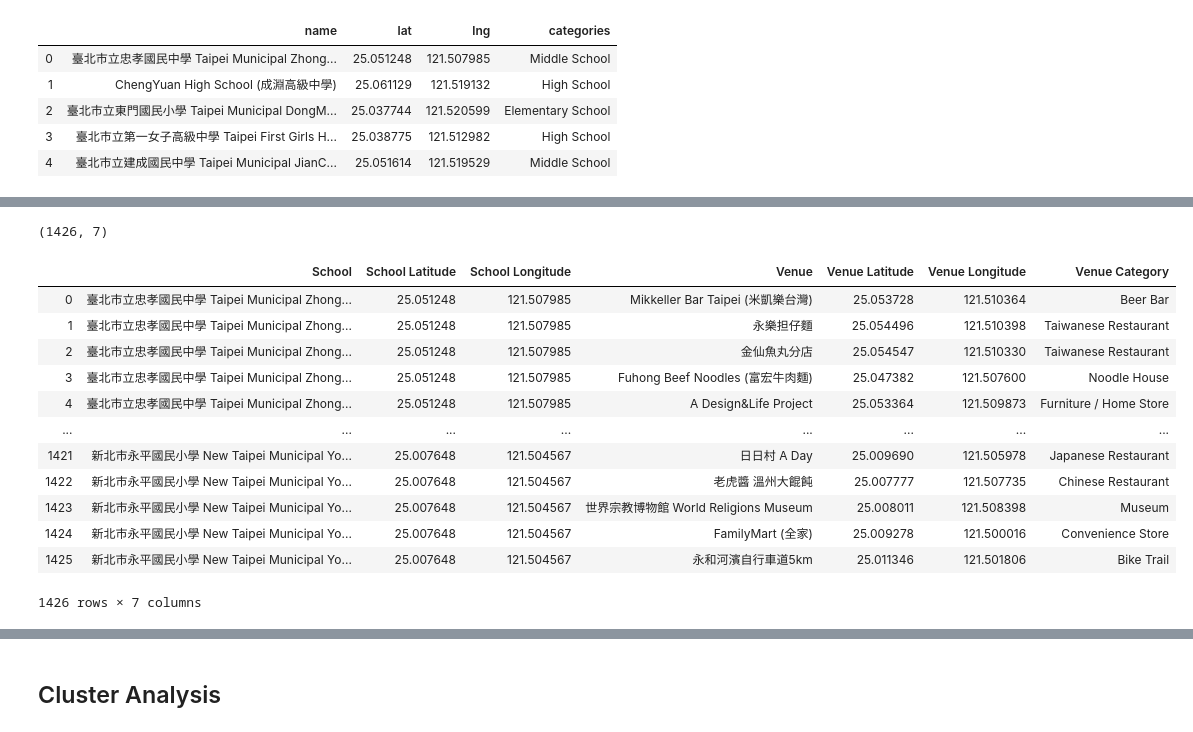
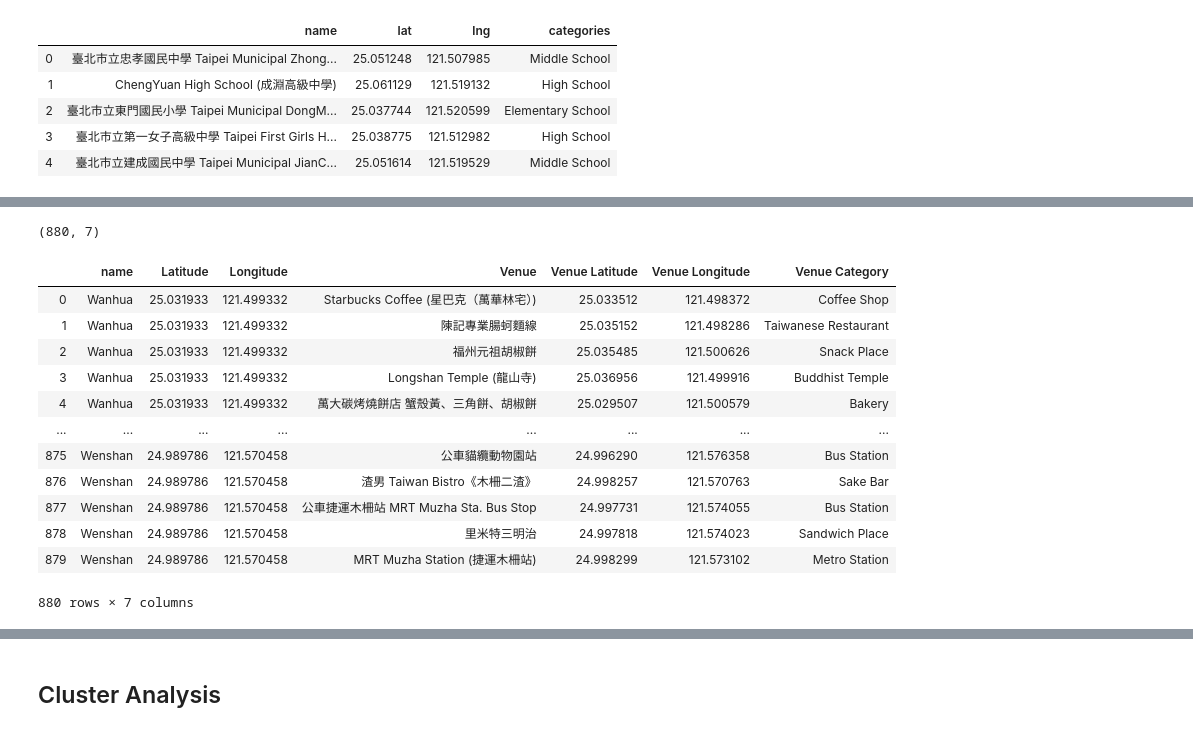
Before and after one commit to JustinWuAstro/Coursera_Capstone, a Jupyter notebook: Final Assignment.ipynb, the cells around one changed output, grey strips where cells are left out. Drawn from its saved outputs; the diff is of its cells as text; code cells hidden in the pictures.

```diff
--- a/Final Assignment.ipynb
+++ b/Final Assignment.ipynb
@@ -80,2 +63,0 @@ school .... OK!
-# %%
-url = 'https://api.foursquare.com/v2/venues/search?client_id={}&client_secret={}&ll={},{}&oauth_token={}&v={}&query={}&radius={}&limit={}'.format(CLIENT_ID, CLIENT_SECRET, latitude, longitude,ACCESS_TOKEN, VERSION, search_query, radius, LIMIT)
@@ -142,7 +236,23 @@ Name: categories, dtype: int64
 # %%
-Taipei_school_map = folium.Map(location=[latitude, longitude], zoom_start=13)
+Taipei_City = geolocator.geocode("Taipei City")
+latitude = location.latitude
+longitude = location.longitude
 
-for lat, lng, label in zip(Taipei_school.lat, Taipei_school.lng, Taipei_school.categories):
+Taipei_district_map = folium.Map(location=[Taipei_City.latitude, Taipei_City.longitude], zoom_start=13)
+
+for lat, lng, label in zip(Taipei_district_df.lat, Taipei_district_df.lng, Taipei_district_df.District):
+    folium.Circle(
+        [lat, lng],
+        radius=1000,
+        color='orange',
+        popup=label,
+        fill=True,
+        fill_color='orange',
+        fill_opacity=0.6
+    ).add_to(Taipei_district_map
+            )
+
+for lat, lng, label in zip(BubbleTeaShop_df.lat, BubbleTeaShop_df.lng, BubbleTeaShop_df.name):
     folium.CircleMarker(
         [lat, lng],
         radius=5,
@@ -151,11 +261,10 @@ for lat, lng, label in zip(Taipei_school.lat, Taipei_school.lng, Taipei_school.c
         fill=True,
         fill_color='blue',
         fill_opacity=0.6
-    ).add_to(Taipei_school_map
+    ).add_to(Taipei_district_map
             )
 
-
-Taipei_school_map
+Taipei_district_map
 # %% [output]
 [interactive output not drawn]
 # %%
@@ -172,7 +281,7 @@ Taipei_school.head()
 # %%
 # Search for venues with high schools' locations
 
-def getNearbyVenues(names, latitudes, longitudes, radius=500, LIMIT=100):
+def getNearbyVenues(names, latitudes, longitudes, radius=1000, LIMIT=100):
 
     venues_list=[]
     for name, lat, lng in zip(names, latitudes, longitudes):
@@ -202,9 +311,9 @@ def getNearbyVenues(names, latitudes, longitudes, radius=500, LIMIT=100):
             v['venue']['categories'][0]['name']) for v in results])
 
     nearby_venues = pd.DataFrame([item for venue_list in venues_list for item in venue_list])
-    nearby_venues.columns = ['School',
-                  'School Latitude',
-                  'School Longitude',
+    nearby_venues.columns = ['name',
+                  'Latitude',
+                  'Longitude',
                   'Venue',
                   'Venue Latitude',
                   'Venue Longitude',
@@ -212,7 +321,7 @@ def getNearbyVenues(names, latitudes, longitudes, radius=500, LIMIT=100):
 
     return(nearby_venues)
 # %%
-Taipei_school_venue = getNearbyVenues(names = Taipei_school['name'],
-                                   latitudes=Taipei_school['lat'],
-                                   longitudes=Taipei_school['lng'])
+Taipei_district_venue = getNearbyVenues(names = Taipei_district_df['District'],
+                                   latitudes=Taipei_district_df['lat'],
+                                   longitudes=Taipei_district_df['lng'])
 # %% [output]
@@ -236,19 +340,19 @@ ChengYuan High School (成淵高級中學)
 # %%
-print(Taipei_school_venue.shape)
-Taipei_school_venue
+print(Taipei_district_venue.shape)
+Taipei_district_venue
 # %% [output]
-(1426, 7)
+(880, 7)
-|  | School | School Latitude | School Longitude | Venue | Venue Latitude | Venue Longitude | Venue Category |
-| 0 | 臺北市立忠孝國民中學 Taipei Municipal Zhong... | 25.051248 | 121.507985 | Mikkeller Bar Taipei (米凱樂台灣) | 25.053728 | 121.510364 | Beer Bar |
-| 1 | 臺北市立忠孝國民中學 Taipei Municipal Zhong... | 25.051248 | 121.507985 | 永樂担仔麵 | 25.054496 | 121.510398 | Taiwanese Restaurant |
-| 2 | 臺北市立忠孝國民中學 Taipei Municipal Zhong... | 25.051248 | 121.507985 | 金仙魚丸分店 | 25.054547 | 121.510330 | Taiwanese Restaurant |
-| 3 | 臺北市立忠孝國民中學 Taipei Municipal Zhong... | 25.051248 | 121.507985 | Fuhong Beef Noodles (富宏牛肉麵) | 25.047382 | 121.507600 | Noodle House |
-| 4 | 臺北市立忠孝國民中學 Taipei Municipal Zhong... | 25.051248 | 121.507985 | A Design&Life Project | 25.053364 | 121.509873 | Furniture / Home Store |
+|  | name | Latitude | Longitude | Venue | Venue Latitude | Venue Longitude | Venue Category |
+| 0 | Wanhua | 25.031933 | 121.499332 | Starbucks Coffee (星巴克（萬華林宅）) | 25.033512 | 121.498372 | Coffee Shop |
+| 1 | Wanhua | 25.031933 | 121.499332 | 陳記專業腸蚵麵線 | 25.035152 | 121.498286 | Taiwanese Restaurant |
+| 2 | Wanhua | 25.031933 | 121.499332 | 福州元祖胡椒餅 | 25.035485 | 121.500626 | Snack Place |
+| 3 | Wanhua | 25.031933 | 121.499332 | Longshan Temple (龍山寺) | 25.036956 | 121.499916 | Buddhist Temple |
+| 4 | Wanhua | 25.031933 | 121.499332 | 萬大碳烤燒餅店 蟹殼黃、三角餅、胡椒餅 | 25.029507 | 121.500579 | Bakery |
 | ... | ... | ... | ... | ... | ... | ... | ... |
-| 1421 | 新北市永平國民小學 New Taipei Municipal Yo... | 25.007648 | 121.504567 | 日日村 A Day | 25.009690 | 121.505978 | Japanese Restaurant |
-| 1422 | 新北市永平國民小學 New Taipei Municipal Yo... | 25.007648 | 121.504567 | 老虎醬 溫州大餛飩 | 25.007777 | 121.507735 | Chinese Restaurant |
-| 1423 | 新北市永平國民小學 New Taipei Municipal Yo... | 25.007648 | 121.504567 | 世界宗教博物館 World Religions Museum | 25.008011 | 121.508398 | Museum |
-| 1424 | 新北市永平國民小學 New Taipei Municipal Yo... | 25.007648 | 121.504567 | FamilyMart (全家) | 25.009278 | 121.500016 | Convenience Store |
-| 1425 | 新北市永平國民小學 New Taipei Municipal Yo... | 25.007648 | 121.504567 | 永和河濱自行車道5km | 25.011346 | 121.501806 | Bike Trail |
+| 875 | Wenshan | 24.989786 | 121.570458 | 公車貓纜動物園站 | 24.996290 | 121.576358 | Bus Station |
+| 876 | Wenshan | 24.989786 | 121.570458 | 渣男 Taiwan Bistro《木柵二渣》 | 24.998257 | 121.570763 | Sake Bar |
+| 877 | Wenshan | 24.989786 | 121.570458 | 公車捷運木柵站 MRT Muzha Sta. Bus Stop | 24.997731 | 121.574055 | Bus Station |
+| 878 | Wenshan | 24.989786 | 121.570458 | 里米特三明治 | 24.997818 | 121.574023 | Sandwich Place |
+| 879 | Wenshan | 24.989786 | 121.570458 | MRT Muzha Station (捷運木柵站) | 24.998299 | 121.573102 | Metro Station |
-1426 rows × 7 columns
+880 rows × 7 columns
 # %%
```
Also changed, not shown: parts of 34 cells of this notebook.
